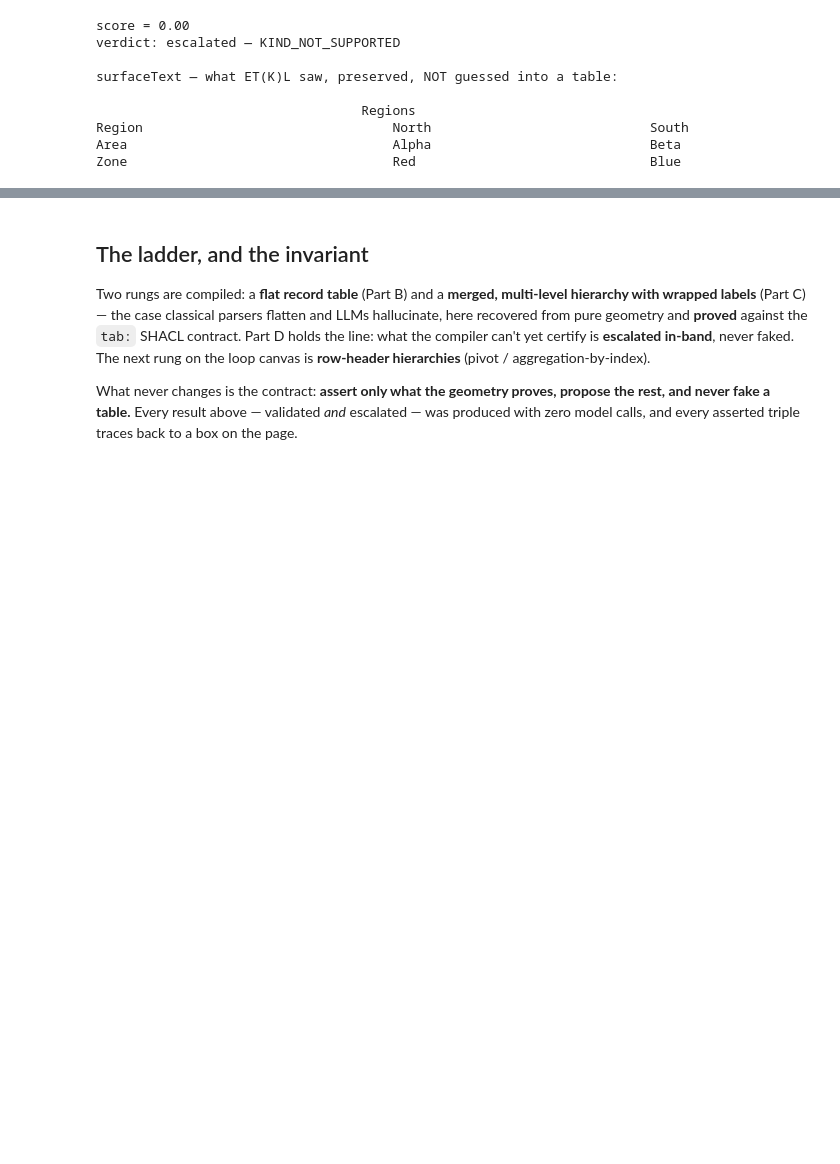
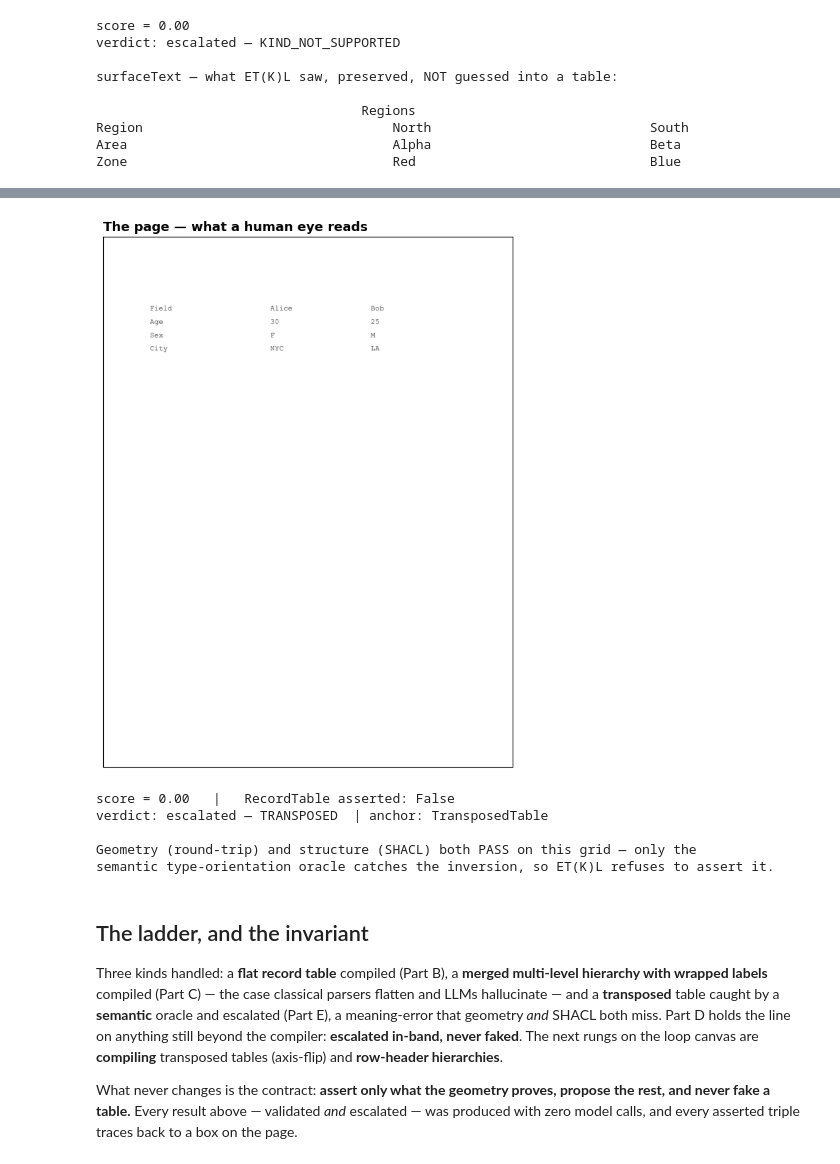
Before and after one commit to iladub/iladub, a Jupyter notebook: demo/etkl_1a_showcase.ipynb, the cells around one changed output, grey strips where cells are left out. Saved outputs shown, nothing was run; the diff lists cells and outputs as text; code cells hidden in the pictures; blank space fills up the shorter version.

```diff
--- a/demo/etkl_1a_showcase.ipynb
+++ b/demo/etkl_1a_showcase.ipynb
@@ -284,11 +296,35 @@ Zone                                  Red                              Blue
+# %%
+# the original document — a TRANSPOSED table: fields down col 0, one record per other column
+tr_pdf = os.path.join(tempfile.mkdtemp(), "transposed.pdf")
+data.transposed_report_pdf(tr_pdf)
+_img, _ = viz.render_page(tr_pdf, dpi=150); viz.show_page(_img); plt.show()
+# %% [output]
+[figure, added]
+# %%
+from iladub.etkl.holon import TAB, ILADUB, DEC
+
+tr = compile_tables(tr_pdf)
+asserted_record = bool(list(tr.graph.subjects(RDF.type, TAB.RecordTable)))
+print(f"score = {tr.score:.2f}   |   RecordTable asserted: {asserted_record}")
+cand = next(tr.graph.subjects(RDF.type, ILADUB.CandidateConcept))
+print("verdict: escalated —", str(next(tr.graph.objects(cand, DEC.rationale))),
+      " | anchor:", str(next(tr.graph.objects(cand, ILADUB.suggestedAnchor))).split('#')[-1])
+print("\nGeometry (round-trip) and structure (SHACL) both PASS on this grid — only the")
+print("semantic type-orientation oracle catches the inversion, so ET(K)L refuses to assert it.")
+# %% [output]
+score = 0.00   |   RecordTable asserted: False
+verdict: escalated — TRANSPOSED  | anchor: TransposedTable
+
+Geometry (round-trip) and structure (SHACL) both PASS on this grid — only the
+semantic type-orientation oracle catches the inversion, so ET(K)L refuses to assert it.
 # %% [markdown]
 ## The ladder, and the invariant
 
-Two rungs are compiled: a **flat record table** (Part B) and a **merged, multi-level hierarchy with wrapped
-labels** (Part C) — the case classical parsers flatten and LLMs hallucinate, here recovered from pure geometry
-and **proved** against the `tab:` SHACL contract. Part D holds the line: what the compiler can't yet certify is
-**escalated in-band**, never faked. The next rung on the loop canvas is **row-header hierarchies** (pivot /
-aggregation-by-index).
+Three kinds handled: a **flat record table** compiled (Part B), a **merged multi-level hierarchy with wrapped
+labels** compiled (Part C) — the case classical parsers flatten and LLMs hallucinate — and a **transposed** table
+caught by a **semantic** oracle and escalated (Part E), a meaning-error that geometry *and* SHACL both miss.
+Part D holds the line on anything still beyond the compiler: **escalated in-band, never faked**. The next rungs on
+the loop canvas are **compiling** transposed tables (axis-flip) and **row-header hierarchies**.
 
 What never changes is the contract: **assert only what the geometry proves, propose the rest, and never fake a
 table.** Every result above — validated *and* escalated — was produced with zero model calls, and every asserted
```
Also changed, not shown: parts of 3 cells of this notebook, 12 other files.
